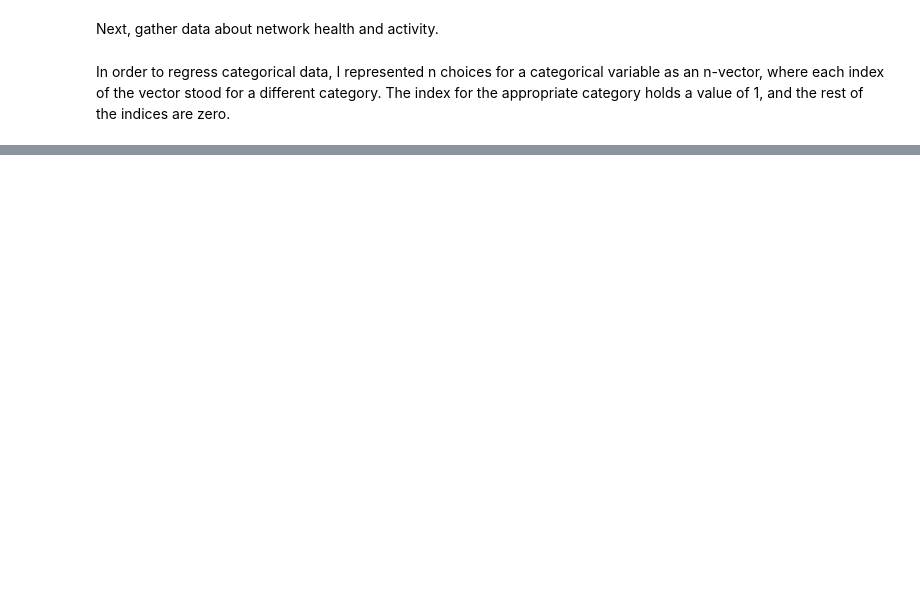
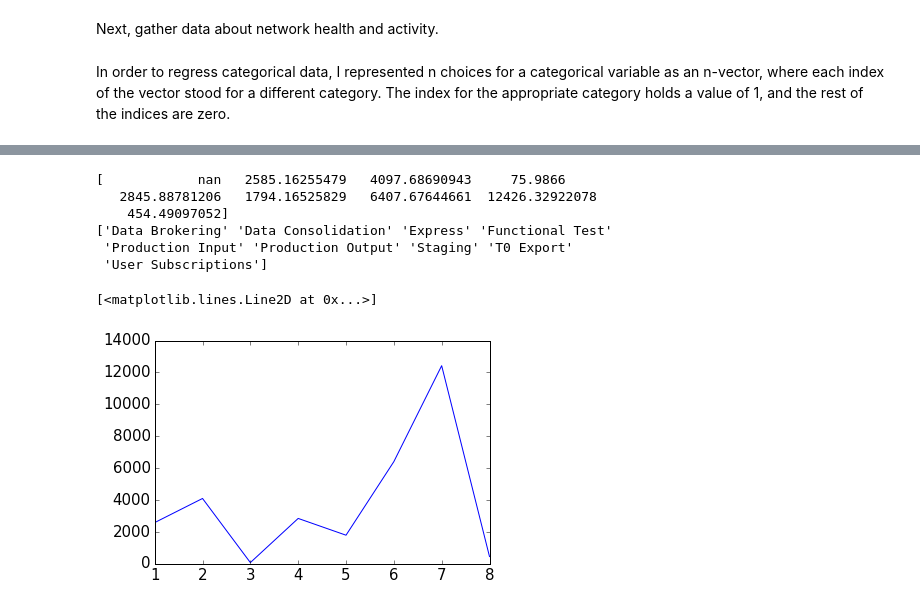
Before and after one commit to ATLAS-Analytics/AnalyticsNotebooks, a Jupyter notebook: Wesley/LinkRegression-Copy1.ipynb, the cells around one changed output, grey strips where cells are left out. Drawn from its saved outputs; the diff is of its cells as text; code cells hidden in the pictures; blank space fills up the shorter version.

```diff
--- a/Wesley/LinkRegression-Copy1.ipynb
+++ b/Wesley/LinkRegression-Copy1.ipynb
@@ -648,0 +683,13 @@ plt.plot(X_test[:,0],Y_predict,'b.')
+# %%
+print(rmse)
+print(uniqueActivities)
+plt.plot(rmse)
+# %% [output]
+[            nan   2585.16255479   4097.68690943     75.9866
+   2845.88781206   1794.16525829   6407.67644661  12426.32922078
+    454.49097052]
+['Data Brokering' 'Data Consolidation' 'Express' 'Functional Test'
+ 'Production Input' 'Production Output' 'Staging' 'T0 Export'
+ 'User Subscriptions']
+[<matplotlib.lines.Line2D at 0x...>]
+[figure, added]
```
Also changed, not shown: parts of 16 cells of this notebook, 6 other files.
